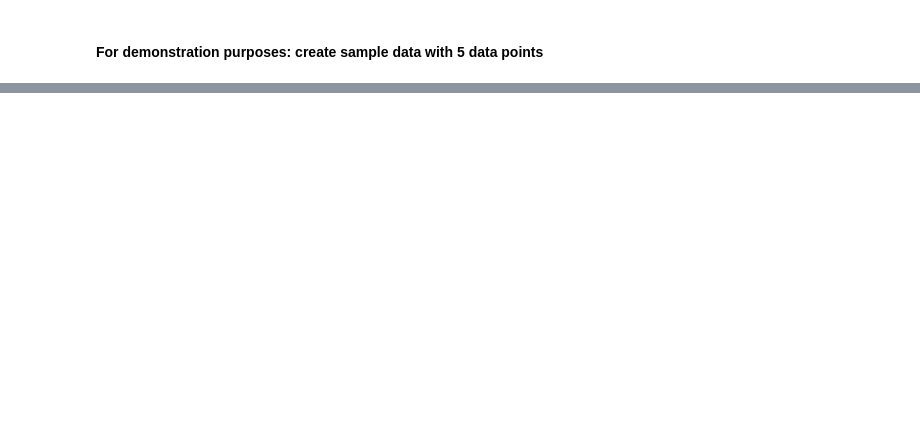
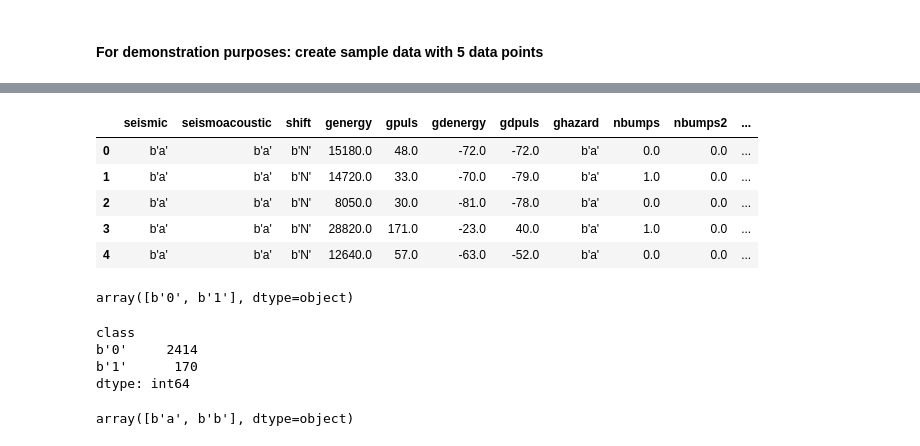
Before and after one commit to choi-b/anomaly-detection-practice, a Jupyter notebook: Local Outlier Factor Practice.ipynb, the cells around one changed output, grey strips where cells are left out. Drawn from its saved outputs; the diff is of its cells as text; code cells hidden in the pictures; blank space fills up the shorter version.

```diff
--- a/Local Outlier Factor Practice.ipynb
+++ b/Local Outlier Factor Practice.ipynb
@@ -69,0 +77,34 @@ plt.scatter(outlier_values["x"], outlier_values["y"], color = "r")
+# %%
+#mat = scipy.io.loadmat('file.mat')
+
+from scipy.io import arff
+
+data = arff.loadarff('seismic-bumps.arff')
+df = pd.DataFrame(data[0])
+
+#Out of 19 attributes, 11 are utilized for outlier detection
+#Positive (hazard) class is outlier class, negative class (no hazard) is an inlier class
+# %%
+df.head()
+# %% [output]
+|  | seismic | seismoacoustic | shift | genergy | gpuls | gdenergy | gdpuls | ghazard | nbumps | nbumps2 | ... |
+| 0 | b'a' | b'a' | b'N' | 15180.0 | 48.0 | -72.0 | -72.0 | b'a' | 0.0 | 0.0 | ... |
+| 1 | b'a' | b'a' | b'N' | 14720.0 | 33.0 | -70.0 | -79.0 | b'a' | 1.0 | 0.0 | ... |
+| 2 | b'a' | b'a' | b'N' | 8050.0 | 30.0 | -81.0 | -78.0 | b'a' | 0.0 | 0.0 | ... |
+| 3 | b'a' | b'a' | b'N' | 28820.0 | 171.0 | -23.0 | 40.0 | b'a' | 1.0 | 0.0 | ... |
+| 4 | b'a' | b'a' | b'N' | 12640.0 | 57.0 | -63.0 | -52.0 | b'a' | 0.0 | 0.0 | ... |
+# %%
+df['class'].unique()
+# %% [output]
+array([b'0', b'1'], dtype=object)
+# %%
+df[['class']].value_counts()
+# %% [output]
+class
+b'0'     2414
+b'1'      170
+dtype: int64
+# %%
+df['seismic'].unique()
+# %% [output]
+array([b'a', b'b'], dtype=object)
```
Also changed, not shown: parts of 13 cells of this notebook, 2 other files.
